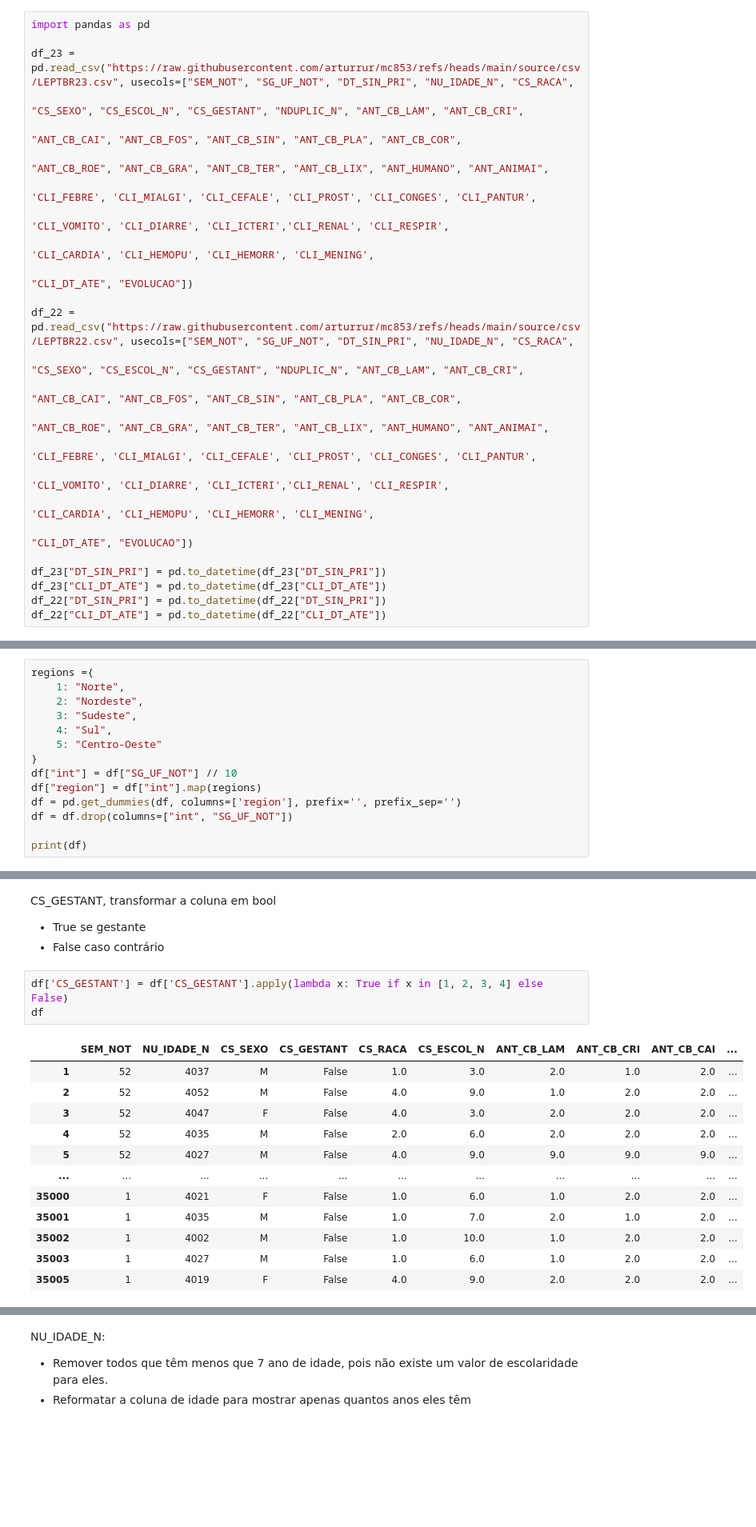
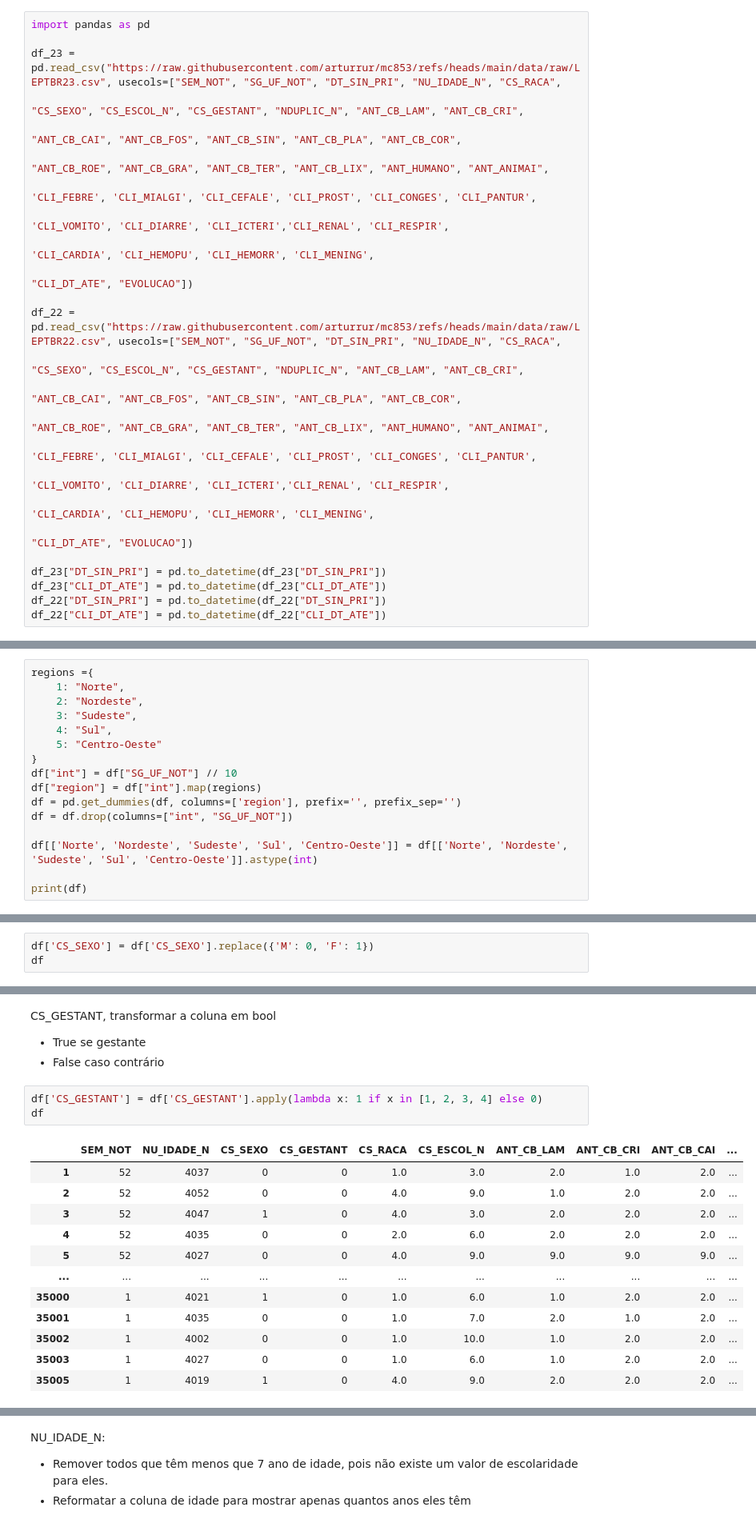
Before and after one commit to arturrur/mc853, a Jupyter notebook: Preprocessing.ipynb, the cells around one changed output, grey strips where cells are left out. Shown at 80% size. Cells and saved outputs as stored; diff of their text form; blank space fills up the shorter version.

```diff
--- a/Preprocessing.ipynb
+++ b/Preprocessing.ipynb
@@ -5,7 +5,7 @@ Ler arquivo csv e manter apenas as colunas necessárias
 # %%
 import pandas as pd
 
-df_23 = pd.read_csv("https://raw.githubusercontent.com/arturrur/mc853/refs/heads/main/source/csv/LEPTBR23.csv", usecols=["SEM_NOT", "SG_UF_NOT", "DT_SIN_PRI", "NU_IDADE_N", "CS_RACA",
+df_23 = pd.read_csv("https://raw.githubusercontent.com/arturrur/mc853/refs/heads/main/data/raw/LEPTBR23.csv", usecols=["SEM_NOT", "SG_UF_NOT", "DT_SIN_PRI", "NU_IDADE_N", "CS_RACA",
                                                                                                                       "CS_SEXO", "CS_ESCOL_N", "CS_GESTANT", "NDUPLIC_N", "ANT_CB_LAM", "ANT_CB_CRI",
                                                                                                                       "ANT_CB_CAI", "ANT_CB_FOS", "ANT_CB_SIN", "ANT_CB_PLA", "ANT_CB_COR",
                                                                                                                       "ANT_CB_ROE", "ANT_CB_GRA", "ANT_CB_TER", "ANT_CB_LIX", "ANT_HUMANO", "ANT_ANIMAI",
@@ -14,7 +14,7 @@ df_23 = pd.read_csv("https://raw.githubusercontent.com/arturrur/mc853/refs/heads
                                                                                                                       'CLI_CARDIA', 'CLI_HEMOPU', 'CLI_HEMORR', 'CLI_MENING',
                                                                                                                       "CLI_DT_ATE", "EVOLUCAO"])
 
-df_22 = pd.read_csv("https://raw.githubusercontent.com/arturrur/mc853/refs/heads/main/source/csv/LEPTBR22.csv", usecols=["SEM_NOT", "SG_UF_NOT", "DT_SIN_PRI", "NU_IDADE_N", "CS_RACA",
+df_22 = pd.read_csv("https://raw.githubusercontent.com/arturrur/mc853/refs/heads/main/data/raw/LEPTBR22.csv", usecols=["SEM_NOT", "SG_UF_NOT", "DT_SIN_PRI", "NU_IDADE_N", "CS_RACA",
                                                                                                                       "CS_SEXO", "CS_ESCOL_N", "CS_GESTANT", "NDUPLIC_N", "ANT_CB_LAM", "ANT_CB_CRI",
                                                                                                                       "ANT_CB_CAI", "ANT_CB_FOS", "ANT_CB_SIN", "ANT_CB_PLA", "ANT_CB_COR",
                                                                                                                       "ANT_CB_ROE", "ANT_CB_GRA", "ANT_CB_TER", "ANT_CB_LIX", "ANT_HUMANO", "ANT_ANIMAI",
@@ -112,6 +112,8 @@ df["region"] = df["int"].map(regions)
 df = pd.get_dummies(df, columns=['region'], prefix='', prefix_sep='')
 df = df.drop(columns=["int", "SG_UF_NOT"])
 
+df[['Norte', 'Nordeste', 'Sudeste', 'Sul', 'Centro-Oeste']] = df[['Norte', 'Nordeste', 'Sudeste', 'Sul', 'Centro-Oeste']].astype(int)
+
 print(df)
 # %% [output]
        SEM_NOT DT_SIN_PRI  NU_IDADE_N CS_SEXO  CS_GESTANT  CS_RACA  \
@@ -181,0 +188,3 @@ df
+# %%
+df['CS_SEXO'] = df['CS_SEXO'].replace({'M': 0, 'F': 1})
+df
@@ -184,21 +207,21 @@ CS_GESTANT, transformar a coluna em bool
 - True se gestante
 - False caso contrário
 # %%
-df['CS_GESTANT'] = df['CS_GESTANT'].apply(lambda x: True if x in [1, 2, 3, 4] else False)
+df['CS_GESTANT'] = df['CS_GESTANT'].apply(lambda x: 1 if x in [1, 2, 3, 4] else 0)
 df
 # %% [output]
 |  | SEM_NOT | NU_IDADE_N | CS_SEXO | CS_GESTANT | CS_RACA | CS_ESCOL_N | ANT_CB_LAM | ANT_CB_CRI | ANT_CB_CAI | ... |
-| 1 | 52 | 4037 | M | False | 1.0 | 3.0 | 2.0 | 1.0 | 2.0 | ... |
-| 2 | 52 | 4052 | M | False | 4.0 | 9.0 | 1.0 | 2.0 | 2.0 | ... |
-| 3 | 52 | 4047 | F | False | 4.0 | 3.0 | 2.0 | 2.0 | 2.0 | ... |
-| 4 | 52 | 4035 | M | False | 2.0 | 6.0 | 2.0 | 2.0 | 2.0 | ... |
-| 5 | 52 | 4027 | M | False | 4.0 | 9.0 | 9.0 | 9.0 | 9.0 | ... |
+| 1 | 52 | 4037 | 0 | 0 | 1.0 | 3.0 | 2.0 | 1.0 | 2.0 | ... |
+| 2 | 52 | 4052 | 0 | 0 | 4.0 | 9.0 | 1.0 | 2.0 | 2.0 | ... |
+| 3 | 52 | 4047 | 1 | 0 | 4.0 | 3.0 | 2.0 | 2.0 | 2.0 | ... |
+| 4 | 52 | 4035 | 0 | 0 | 2.0 | 6.0 | 2.0 | 2.0 | 2.0 | ... |
+| 5 | 52 | 4027 | 0 | 0 | 4.0 | 9.0 | 9.0 | 9.0 | 9.0 | ... |
 | ... | ... | ... | ... | ... | ... | ... | ... | ... | ... | ... |
-| 35000 | 1 | 4021 | F | False | 1.0 | 6.0 | 1.0 | 2.0 | 2.0 | ... |
-| 35001 | 1 | 4035 | M | False | 1.0 | 7.0 | 2.0 | 1.0 | 2.0 | ... |
-| 35002 | 1 | 4002 | M | False | 1.0 | 10.0 | 1.0 | 2.0 | 2.0 | ... |
-| 35003 | 1 | 4027 | M | False | 1.0 | 6.0 | 1.0 | 2.0 | 2.0 | ... |
-| 35005 | 1 | 4019 | F | False | 4.0 | 9.0 | 2.0 | 2.0 | 2.0 | ... |
+| 35000 | 1 | 4021 | 1 | 0 | 1.0 | 6.0 | 1.0 | 2.0 | 2.0 | ... |
+| 35001 | 1 | 4035 | 0 | 0 | 1.0 | 7.0 | 2.0 | 1.0 | 2.0 | ... |
+| 35002 | 1 | 4002 | 0 | 0 | 1.0 | 10.0 | 1.0 | 2.0 | 2.0 | ... |
+| 35003 | 1 | 4027 | 0 | 0 | 1.0 | 6.0 | 1.0 | 2.0 | 2.0 | ... |
+| 35005 | 1 | 4019 | 1 | 0 | 4.0 | 9.0 | 2.0 | 2.0 | 2.0 | ... |
 22751 rows × 41 columns
 # %% [markdown]
 NU_IDADE_N:
```
Also changed, not shown: parts of 8 cells of this notebook.
